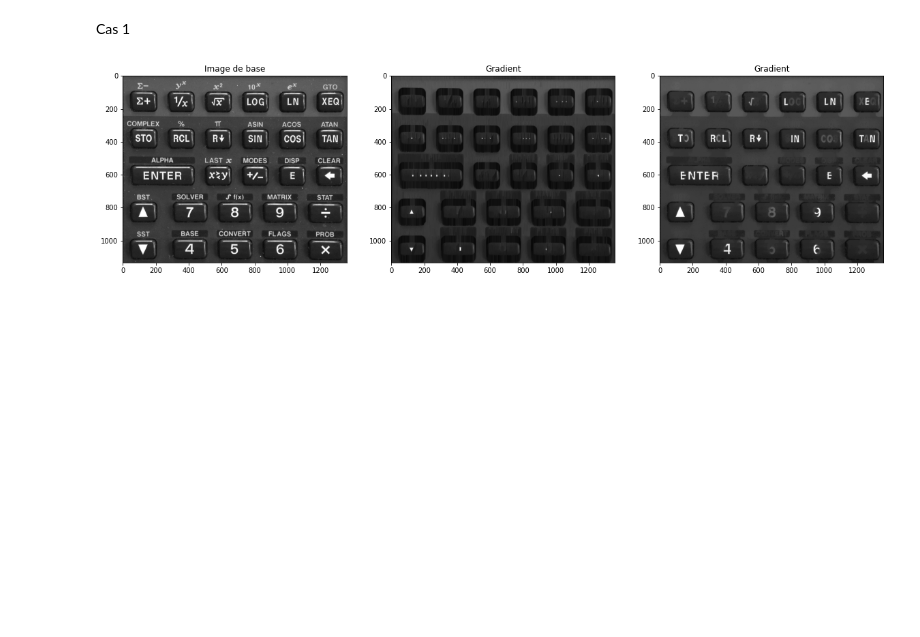
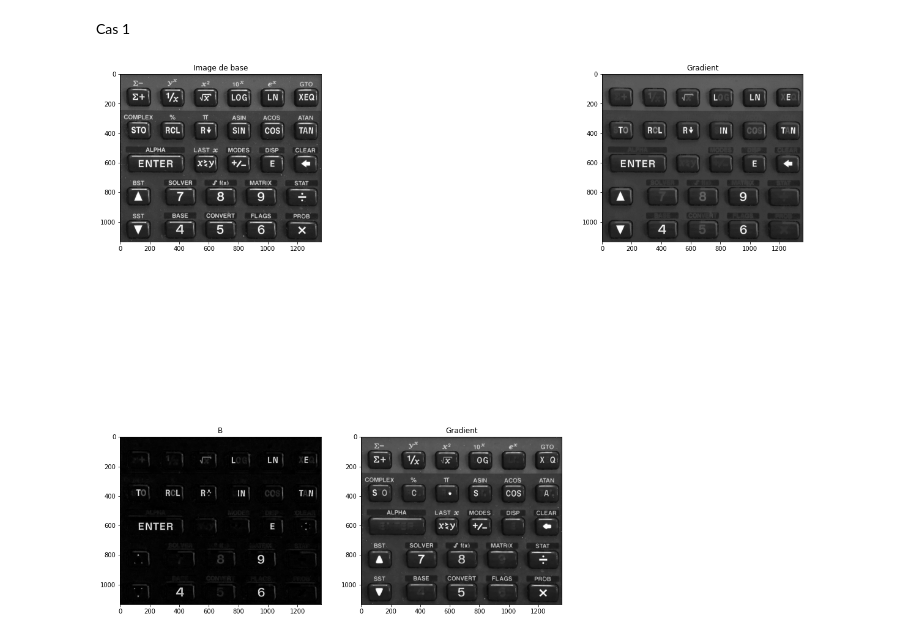
Before and after one commit to GaelleLeroux/TraitementImage, a Jupyter notebook: TP1.ipynb, the cells around one changed output. Drawn from its saved outputs; the diff is of its cells as text; code cells hidden in the pictures; blank space fills up the shorter version.

```diff
--- a/TP1.ipynb
+++ b/TP1.ipynb
@@ -121,34 +121,46 @@ Cas 1
 # %%
 image = cv2.imread('calculator.png',0)
 S = cv2.getStructuringElement(cv2.MORPH_RECT,(1,40))
 Erod = cv2.erode(image, S, iterations = 1)
 
 S = cv2.getStructuringElement(cv2.MORPH_ELLIPSE,(7,7))
 
 plt.figure(figsize=(20,20))
 
-plt.subplot(131)
+plt.subplot(231)
 plt.title("Image de base")
 plt.imshow(image,'gray') # affichage de l'image I en niveau de gris
 
 plt.subplot(132)
 plt.title("Gradient")
 plt.imshow(Erod,'gray') # affichage de l'image I en niveau de gris
 
 
-for i in range(1,10):
+Dilat = cv2.dilate(Erod, S, iterations = 1)
+U = np.minimum(Dilat,image)
+
+for i in range(1,40):
     Dilat = cv2.dilate(Erod, S, iterations = 1)
     U = np.minimum(Dilat,image)
     Erod = U
 
+S = cv2.getStructuringElement(cv2.MORPH_ELLIPSE,(15,15))
+Top = cv2.morphologyEx(U, cv2.MORPH_TOPHAT, S)
+A = image - Top
 
 
+plt.subplot(234)
+plt.title("B")
+plt.imshow(Top,'gray') # affichage de l'image I en niveau de gris
+
+plt.subplot(235)
+plt.title("Gradient")
+plt.imshow(A,'gray') # affichage de l'image I en niveau de gris
 
 
-
-plt.subplot(133)
+plt.subplot(233)
 plt.title("Gradient")
 plt.imshow(Erod,'gray') # affichage de l'image I en niveau de gris
 plt.show() # déclenche l'affichage
 # %% [output]
-[figure, old version]
+[figure, new version]
```
